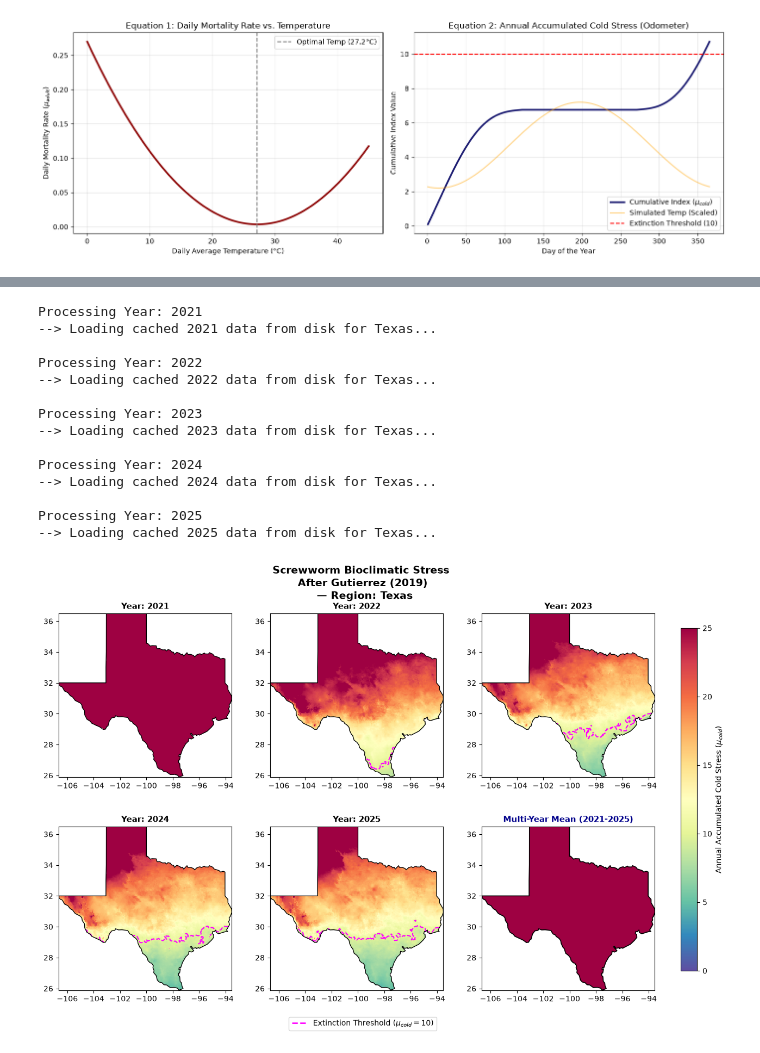
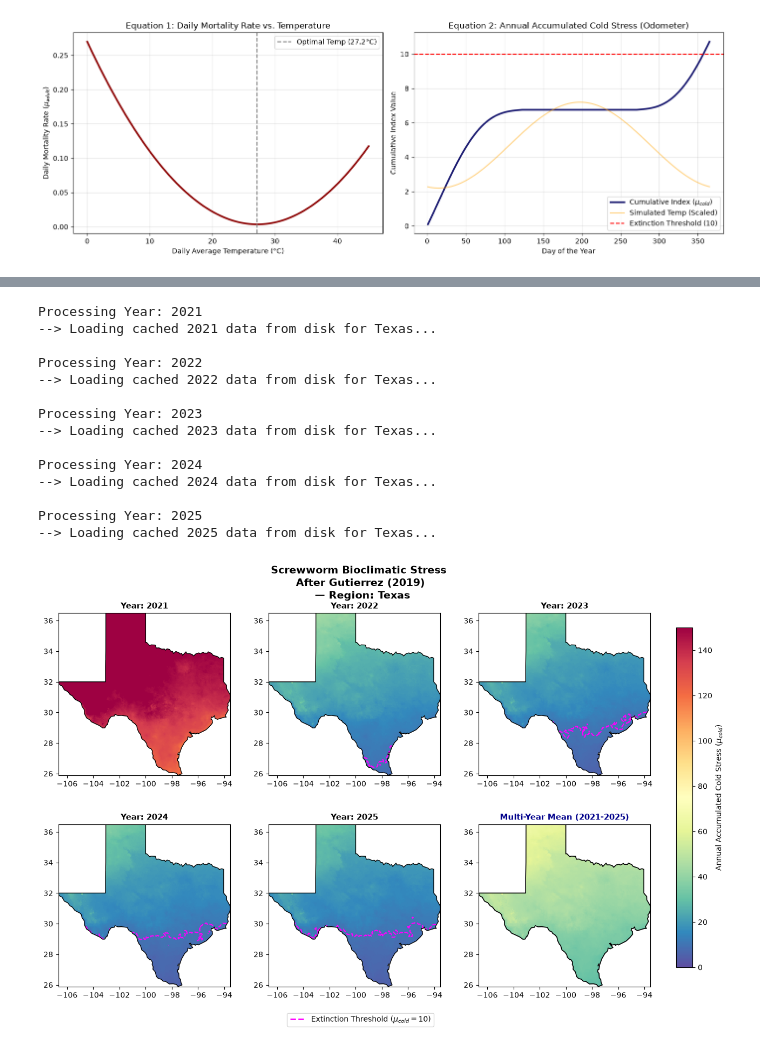
Before and after one commit to ThomWorm/SWIFT, a Jupyter notebook: Gutierrez/gt_coldstress_recreation.ipynb, the cells around one changed output, grey strips where cells are left out. Drawn from its saved outputs; the diff is of its cells as text; code cells hidden in the pictures.

```diff
--- a/Gutierrez/gt_coldstress_recreation.ipynb
+++ b/Gutierrez/gt_coldstress_recreation.ipynb
@@ -350,7 +193,7 @@ def process_and_plot_phenology(years, region_gdf, region_name="Texas"):
     for y in years:
         ax = axes_flat[plot_idx]
         data = annual_results[y]
-        im = data.plot(ax=ax, cmap='Spectral_r', vmin=0, vmax=25, add_colorbar=False, zorder=1)
+        im = data.plot(ax=ax, cmap='Spectral_r', vmin=0, vmax=150, add_colorbar=False, zorder=1)
         region_gdf.boundary.plot(ax=ax, color='black', linewidth=1.0, zorder=3)
 
         # Add 10.0 extinction threshold isoline
@@ -366,7 +209,7 @@ def process_and_plot_phenology(years, region_gdf, region_name="Texas"):
 
     # Render historical ensemble average panel
     ax_avg = axes_flat[plot_idx]
-    im_avg = historical_avg.plot(ax=ax_avg, cmap='Spectral_r', vmin=0, vmax=25, add_colorbar=False, zorder=1)
+    im_avg = historical_avg.plot(ax=ax_avg, cmap='Spectral_r', vmin=0, vmax=150, add_colorbar=False, zorder=1)
     region_gdf.boundary.plot(ax=ax_avg, color='black', linewidth=1.2, zorder=3)
     try:
         historical_avg.plot.contour(ax=ax_avg, levels=[10.0], colors=['magenta'], linewidths=[2.0], linestyles=['--'], zorder=2)
@@ -391,38 +234,38 @@ def process_and_plot_phenology(years, region_gdf, region_name="Texas"):
     fig.legend(handles=[legend_line], loc='lower center', bbox_to_anchor=(0.5, 0.02), ncol=1, frameon=True)
 
     fig.suptitle(f"Screwworm Bioclimatic Stress \n After Gutierrez (2019) \n — Region: {region_name}", fontsize=14, fontweight='bold', y=0.98)
-    plt.savefig(f"outputs/screwworm_stress_{region_name}_{years[0]}-{years[-1]}.png", dpi=300, bbox_inches='tight')
+    plt.savefig(f"outputs/screwworm_stress_{region_name}_{years[0]}-{years[-1]} coldscaled.png", dpi=300, bbox_inches='tight')
 
     plt.show()
     #save plot to outputs
 
 # ==========================================
 # Example Generic Execution Pipeline
 # ==========================================
 if __name__ == "__main__":
     # Fetch geographic region layout (using the previous Texas profile as sample)
     states_url = "https://raw.githubusercontent.com/PublicaMundi/MappingAPI/master/data/geojson/us-states.json"
     us_states = gpd.read_file(states_url)
     target_region = us_states[us_states['name'] == 'Texas'].to_crs(epsg=4326)
 
     # Target year array to evaluate
     analysis_years = [2021, 2022, 2023, 2024, 2025]
 
     # Execute structural pipeline
     process_and_plot_phenology(years=analysis_years, region_gdf=target_region, region_name="Texas")
 # %% [output]
 Processing Year: 2021
 --> Loading cached 2021 data from disk for Texas...
 
 Processing Year: 2022
 --> Loading cached 2022 data from disk for Texas...
 
 Processing Year: 2023
 --> Loading cached 2023 data from disk for Texas...
 
 Processing Year: 2024
 --> Loading cached 2024 data from disk for Texas...
 
 Processing Year: 2025
 --> Loading cached 2025 data from disk for Texas...
-[figure, old version]
+[figure, new version]
```
Also changed, not shown: parts of 2 cells of this notebook, 8 other files.
